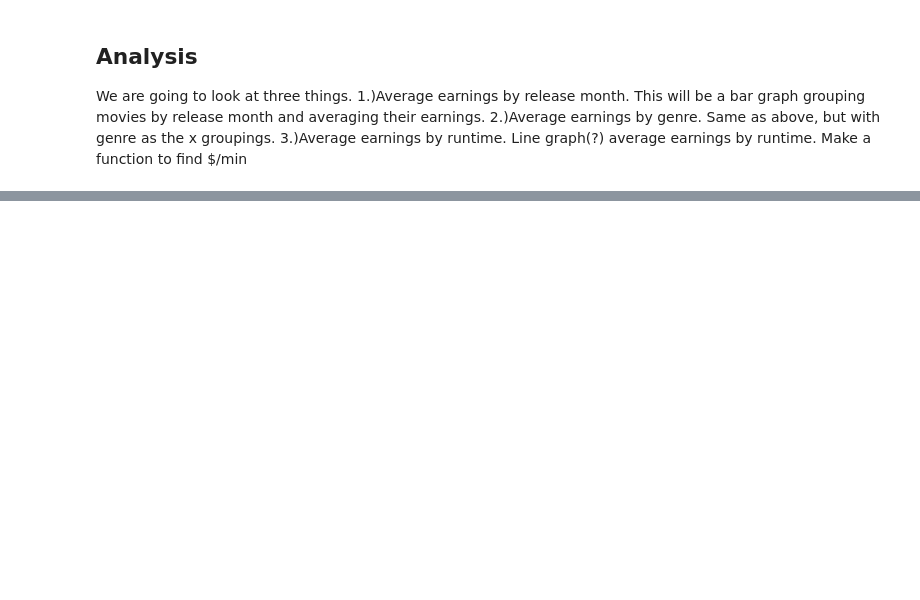
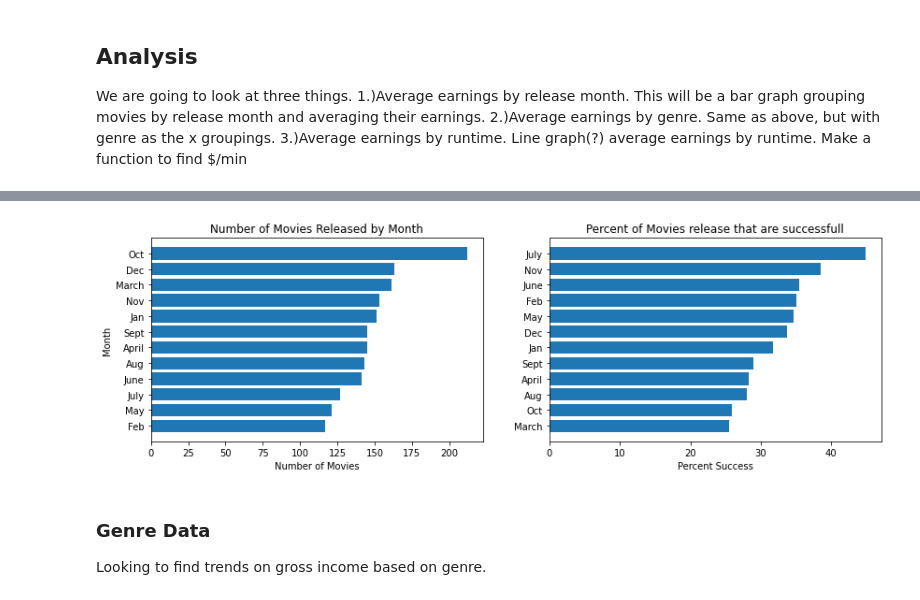
Before and after one commit to seanfry9/Phase-1-Project, a Jupyter notebook: student.ipynb, the cells around one changed output, grey strips where cells are left out. Drawn from its saved outputs; the diff is of its cells as text; code cells hidden in the pictures; blank space fills up the shorter version.

```diff
--- a/student.ipynb
+++ b/student.ipynb
@@ -360,0 +407,8 @@ month_money
+# %%
+#Changing the decimal mean to a percent value.
+month_money['percent_success'] = month_money['mean']*100
+# %%
+months = ['Jan', 'Feb', 'March', 'April', 'May', 'June', 'July', 'Aug', 'Sept', 'Oct', 'Nov', 'Dec']
+for i in range(len(month_money)):
+    month_money.loc[i, 'month'] = months[i-1]
+month_money
@@ -360,0 +431,32 @@ month_money
+# %%
+#drop extra row that showed up while putting months in dataframe
+month_money = month_money.drop(0)
+# %%
+#sorting by different values
+month_count = month_money.sort_values(by='count')
+month_success = month_money.sort_values(by='percent_success')
+# %%
+fig, axes = plt.subplots(figsize=(14,4), ncols=2)
+
+x1 = month_count['month']
+x2 = month_success['month']
+
+y1 = month_count['count']
+y2 = month_success['percent_success']
+
+axes[0].barh(x1,y1)
+axes[0].set_title('Number of Movies Released by Month')
+axes[0].set_xlabel('Number of Movies')
+axes[0].set_ylabel('Month')
+
+axes[1].barh(x2, y2)
+axes[1].set_title('Percent of Movies release that are successfull')
+axes[1].set_xlabel('Percent Success')
+
+plt.savefig("./images/release_date_gross_data.png", dpi=150)
+plt.show();
+# %% [output]
+[figure, added]
+# %% [markdown]
+### Genre Data
+Looking to find trends on gross income based on genre.
```
Also changed, not shown: parts of 40 cells of this notebook, 1 other file.
